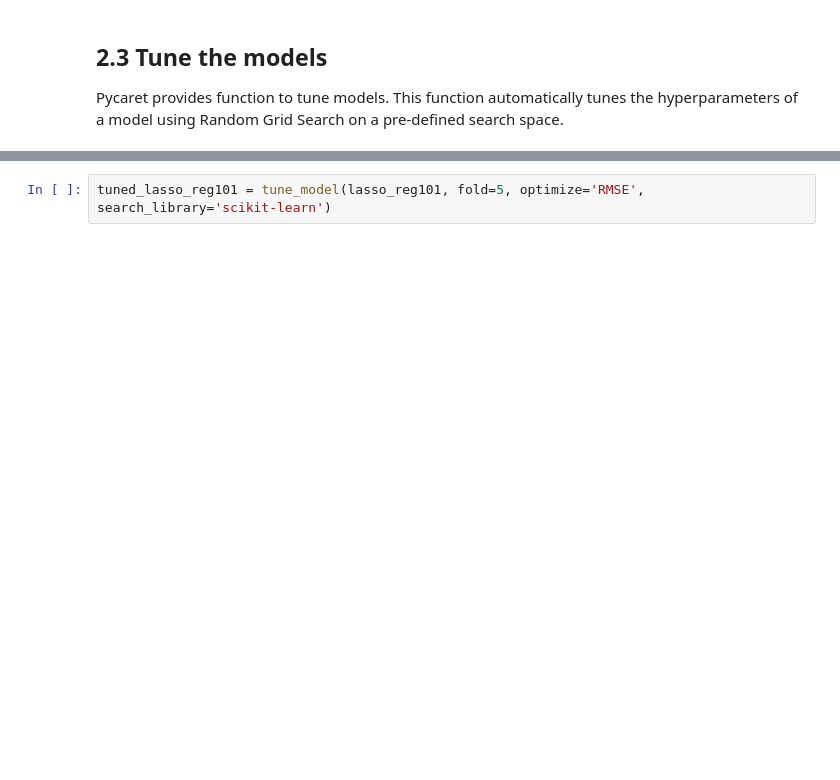
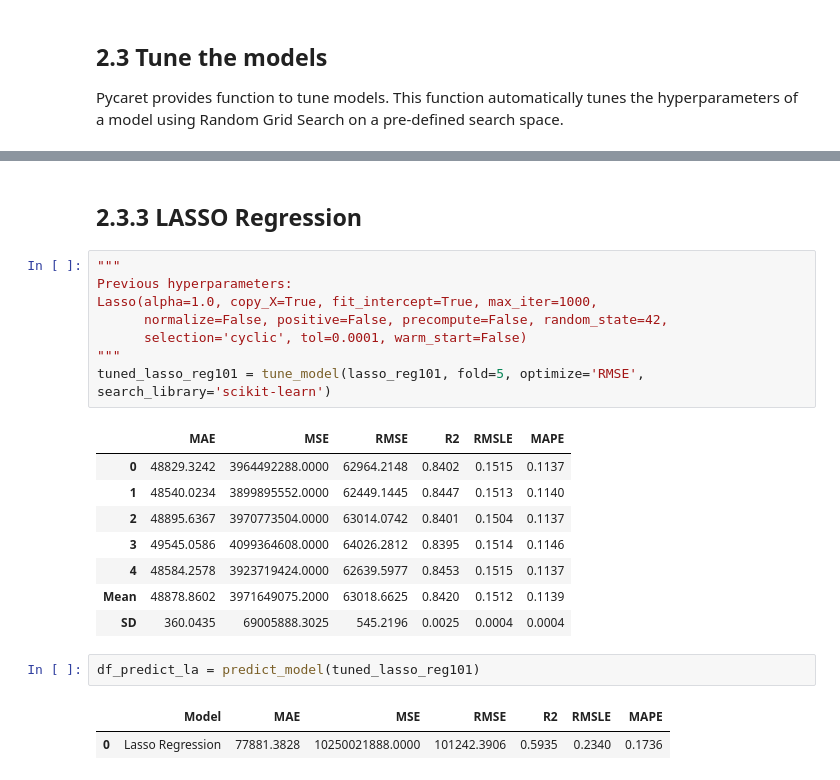
Before and after one commit to ElangSetiawan/sg-hdb-resale, a Jupyter notebook: notebooks/Elang-SG-HDB-Resale-Model.ipynb, the cells around one changed output, grey strips where cells are left out. Cells and saved outputs as stored; diff of their text form; blank space fills up the shorter version.

```diff
--- a/notebooks/Elang-SG-HDB-Resale-Model.ipynb
+++ b/notebooks/Elang-SG-HDB-Resale-Model.ipynb
@@ -476,2 +578,24 @@ tuned_xgboost_reg101 = tune_model(xgboost_reg101, fold=5, optimize='RMSE', searc
+# %% [markdown]
+## 2.3.3 LASSO Regression
 # %%
+"""
+Previous hyperparameters:
+Lasso(alpha=1.0, copy_X=True, fit_intercept=True, max_iter=1000,
+      normalize=False, positive=False, precompute=False, random_state=42,
+      selection='cyclic', tol=0.0001, warm_start=False)
+"""
 tuned_lasso_reg101 = tune_model(lasso_reg101, fold=5, optimize='RMSE', search_library='scikit-learn')
+# %% [output]
+|  | MAE | MSE | RMSE | R2 | RMSLE | MAPE |
+| 0 | 48829.3242 | 3964492288.0000 | 62964.2148 | 0.8402 | 0.1515 | 0.1137 |
+| 1 | 48540.0234 | 3899895552.0000 | 62449.1445 | 0.8447 | 0.1513 | 0.1140 |
+| 2 | 48895.6367 | 3970773504.0000 | 63014.0742 | 0.8401 | 0.1504 | 0.1137 |
+| 3 | 49545.0586 | 4099364608.0000 | 64026.2812 | 0.8395 | 0.1514 | 0.1146 |
+| 4 | 48584.2578 | 3923719424.0000 | 62639.5977 | 0.8453 | 0.1515 | 0.1137 |
+| Mean | 48878.8602 | 3971649075.2000 | 63018.6625 | 0.8420 | 0.1512 | 0.1139 |
+| SD | 360.0435 | 69005888.3025 | 545.2196 | 0.0025 | 0.0004 | 0.0004 |
+# %%
+df_predict_la = predict_model(tuned_lasso_reg101)
+# %% [output]
+|  | Model | MAE | MSE | RMSE | R2 | RMSLE | MAPE |
+| 0 | Lasso Regression | 77881.3828 | 10250021888.0000 | 101242.3906 | 0.5935 | 0.2340 | 0.1736 |
```
Also changed, not shown: parts of 53 cells of this notebook, 7 other files.
